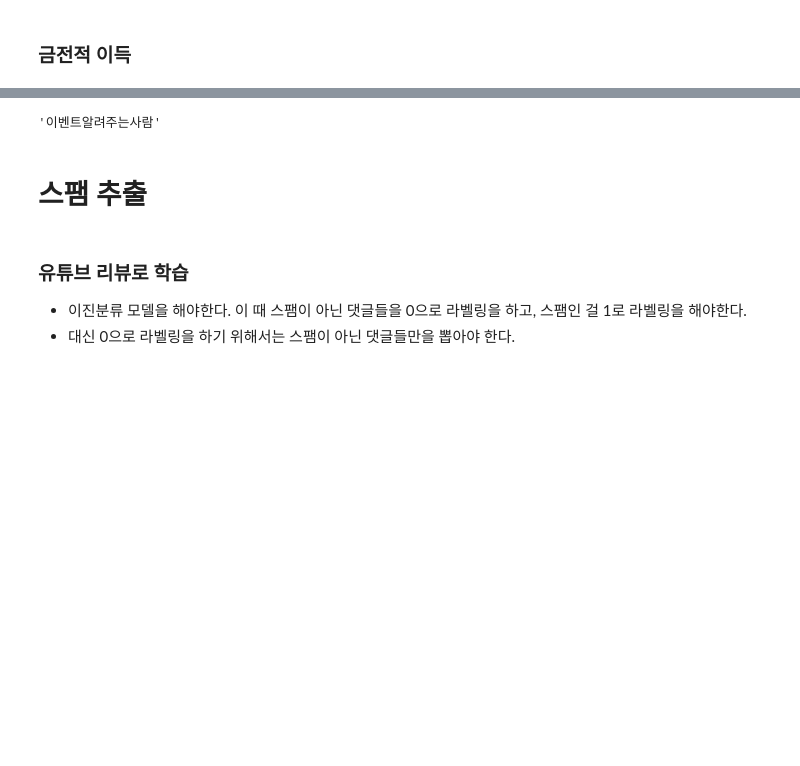
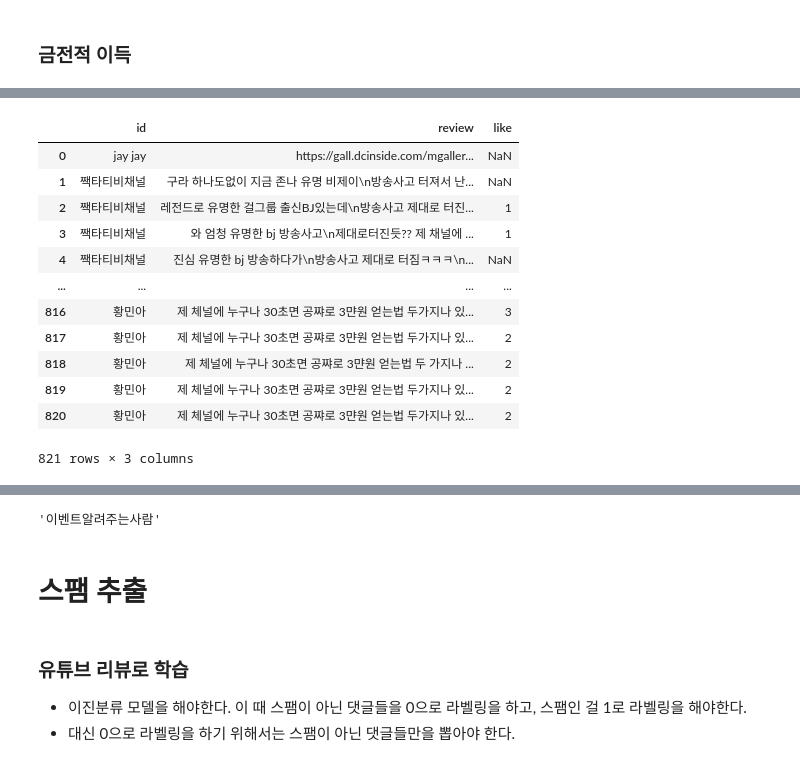
Before and after one commit to subeomsp/TIL_2, a Jupyter notebook: 유튜브 크롤링/BERT 스팸 분류 모델 for Youtube.ipynb, the cells around one changed output, grey strips where cells are left out. Cells and saved outputs as stored; diff of their text form; code cells hidden in the pictures; blank space fills up the shorter version.

```diff
--- a/유튜브 크롤링/BERT 스팸 분류 모델 for Youtube.ipynb
+++ b/유튜브 크롤링/BERT 스팸 분류 모델 for Youtube.ipynb
@@ -1323,3 +1265,17 @@ spam_type1.to_pickle('음란 스팸_1.pkl')
 ### 금전적 이득
 # %%
 ids_type2 = [] #금전적 이득
+# %%
+spam_expected_2 = []
+for idx, review in enumerate(review_list):
+    if '채널' in review or '체널' in review or '챼널' in review or '프로필' in review:
+        spam_expected_2.append((idx, review))
+# %%
+temp_type2 = pd.DataFrame(columns = df.columns)
+for user, review in zip(df['id'], df['review']):
+    if '채널' in review or '체널' in review or '챼널' in review or '프로필' in review:
+        if user not in temp_type2['id']:
+            temp_df = df[df['id'] == user]
+            temp_type2 = pd.concat([temp_type2, temp_df], ignore_index=True)
+        else:
+            pass
@@ -1325,0 +1298,16 @@ ids_type2 = [] #금전적 이득
+# %%
+temp_type2
+# %% [output]
+|  | id | review | like |
+| 0 | jay jay | https://gall.dcinside.com/mgaller... | NaN |
+| 1 | 짹타티비채널 | 구라 하나도없이 지금 존나 유명 비제이\n방송사고 터져서 난... | NaN |
+| 2 | 짹타티비채널 | 레전드로 유명한 걸그룹 출신BJ있는데\n방송사고 제대로 터진... | 1 |
+| 3 | 짹타티비채널 | 와 엄청 유명한 bj 방송사고\n제대로터진듯?? 제 채널에 ... | 1 |
+| 4 | 짹타티비채널 | 진심 유명한 bj 방송하다가\n방송사고 제대로 터짐ㅋㅋㅋ\n... | NaN |
+| ... | ... | ... | ... |
+| 816 | 황민아 | 제 체널에 누구나 30초면 공쨔로 3먄원 얻는법 두가지나 있... | 3 |
+| 817 | 황민아 | 제 체널에 누구나 30초면 공쨔로 3먄원 얻는법 두가지나 있... | 2 |
+| 818 | 황민아 | 제 체널에 누구나 30초면 공쨔로 3먄원 얻는법 두 가지나 ... | 2 |
+| 819 | 황민아 | 제 체널에 누구나 30초면 공쨔로 3먄원 얻는법 두가지나 있... | 2 |
+| 820 | 황민아 | 제 체널에 누구나 30초면 공쨔로 3먄원 얻는법 두가지나 있... | 2 |
+821 rows × 3 columns
```
Also changed, not shown: parts of 13 cells of this notebook.
